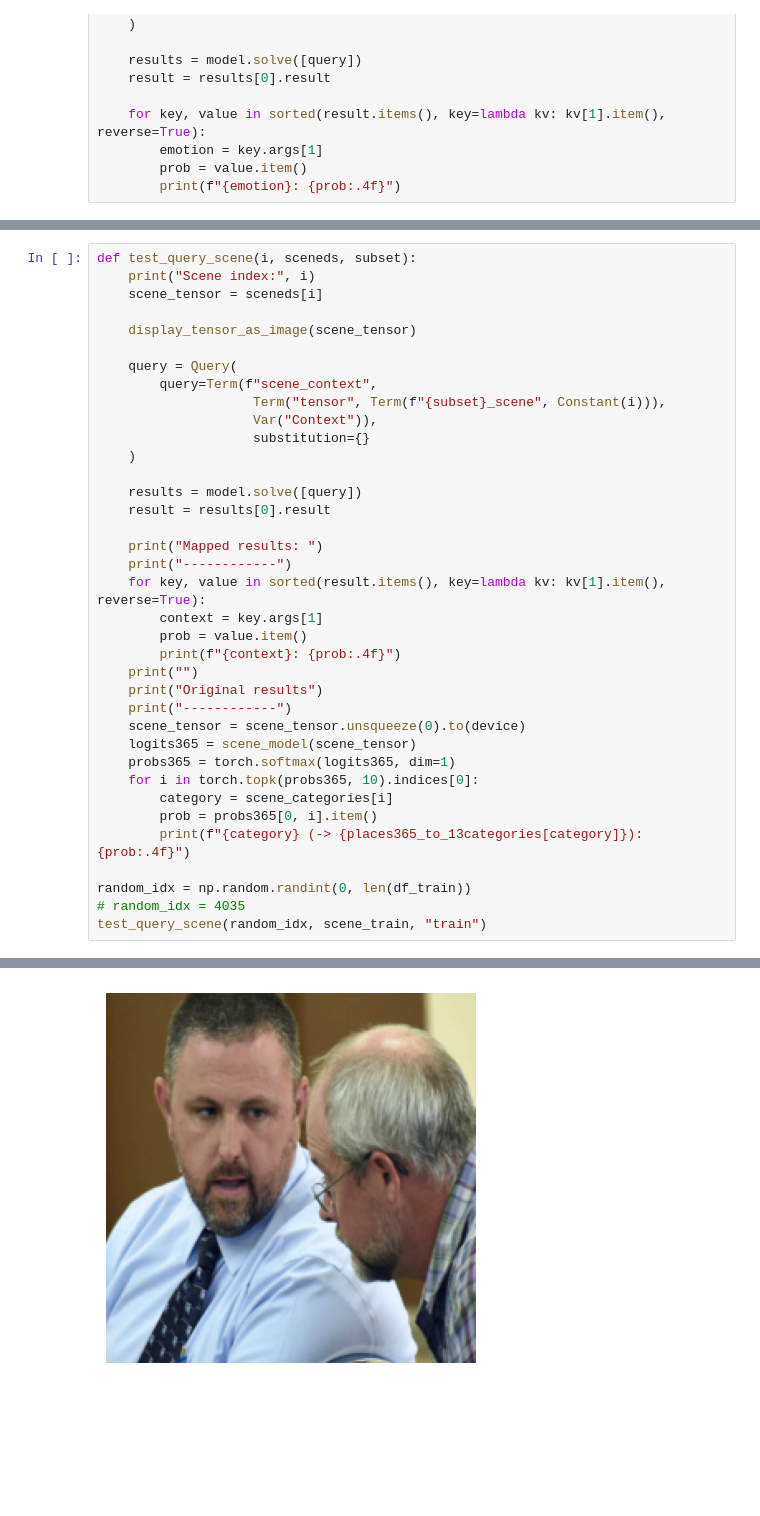
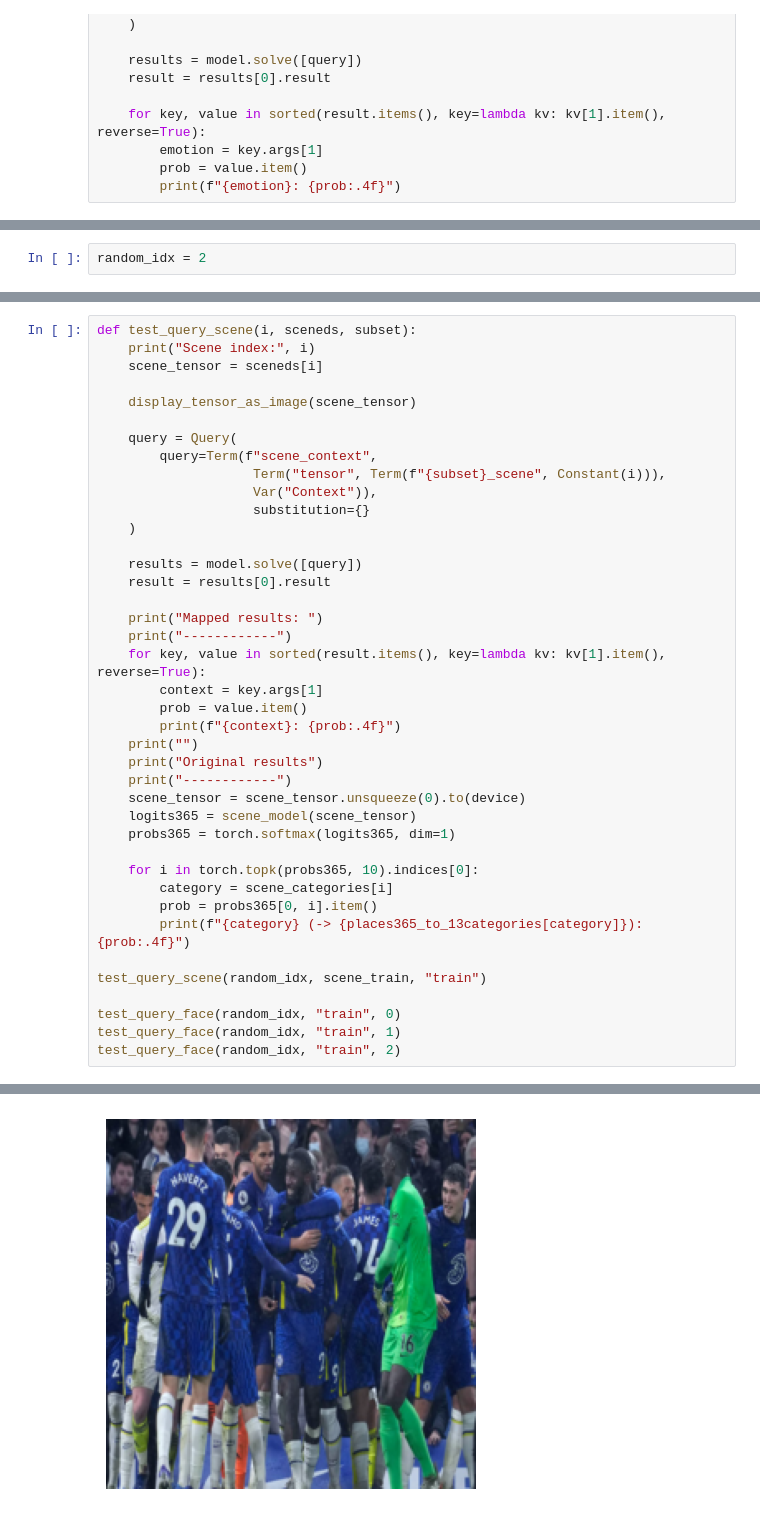
Before and after one commit to jarnedemoenvub/nsai_social_cognition, a Jupyter notebook: code/notebooks/nsai3.ipynb, the cells around one changed output, grey strips where cells are left out. Saved outputs shown, nothing was run; the diff lists cells and outputs as text; blank space fills up the shorter version.

```diff
--- a/code/notebooks/nsai3.ipynb
+++ b/code/notebooks/nsai3.ipynb
@@ -835 +839,3 @@ TruncatedSceneModel(
+# %%
+random_idx = 2
 # %%
@@ -871,12 +877,15 @@ def test_query_scene(i, sceneds, subset):
     scene_tensor = scene_tensor.unsqueeze(0).to(device)
     logits365 = scene_model(scene_tensor)
     probs365 = torch.softmax(logits365, dim=1)
+
     for i in torch.topk(probs365, 10).indices[0]:
         category = scene_categories[i]
         prob = probs365[0, i].item()
         print(f"{category} (-> {places365_to_13categories[category]}): {prob:.4f}")
 
-random_idx = np.random.randint(0, len(df_train))
-# random_idx = 4035
 test_query_scene(random_idx, scene_train, "train")
+
+test_query_face(random_idx, "train", 0)
+test_query_face(random_idx, "train", 1)
+test_query_face(random_idx, "train", 2)
 # %% [output]
@@ -884,3 +893,3 @@ Scene index: 1237
-[figure, old version]
+[figure, new version]
 Mapped results:
 ------------
```
Also changed, not shown: parts of 11 cells of this notebook, 1 other file.
